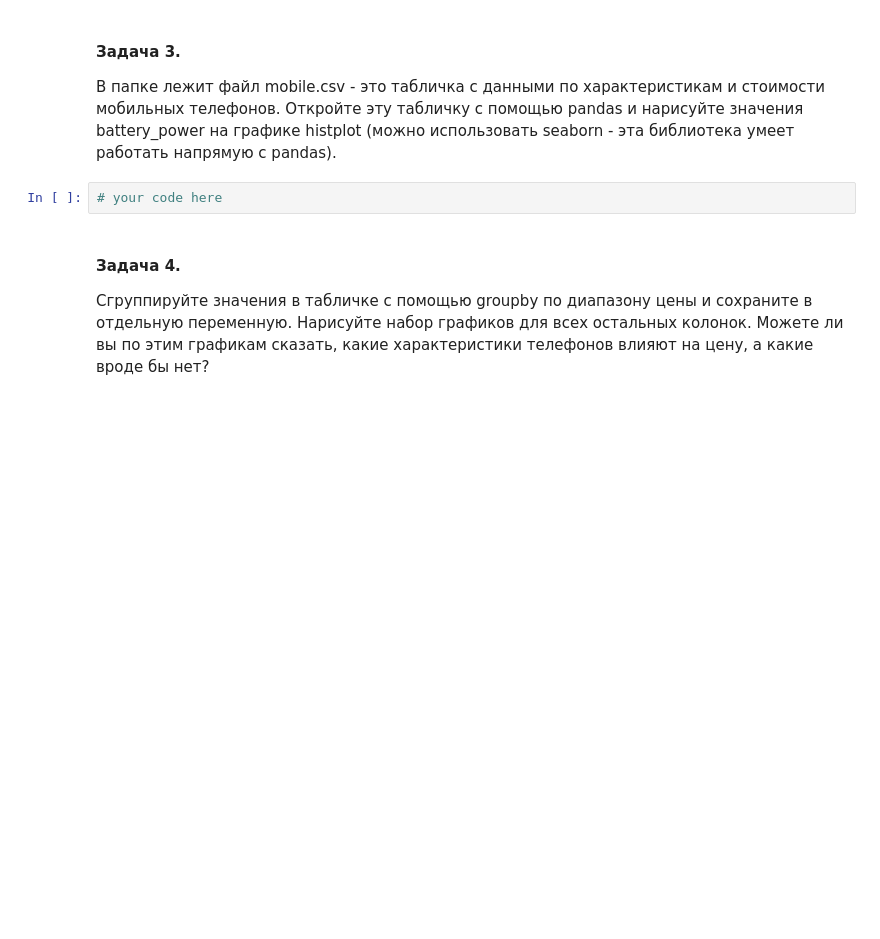
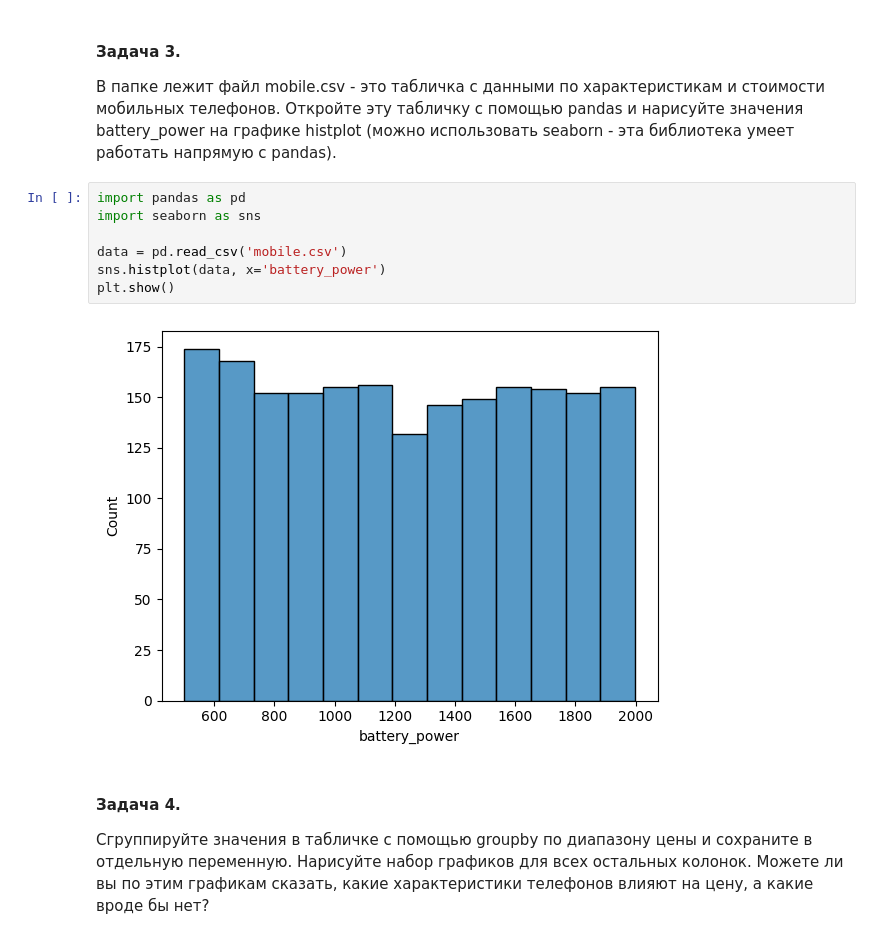
Before and after one commit to wallflower-k/bac22-26, a Jupyter notebook: term06/BASE/05-Matplotlib/sem05.ipynb, the cells around one changed output. Saved outputs shown, nothing was run; the diff lists cells and outputs as text; blank space fills up the shorter version.

```diff
--- a/term06/BASE/05-Matplotlib/sem05.ipynb
+++ b/term06/BASE/05-Matplotlib/sem05.ipynb
@@ -15,7 +37,14 @@
 
 В папке лежит файл mobile.csv - это табличка с данными по характеристикам и стоимости мобильных телефонов. Откройте эту табличку с помощью pandas и нарисуйте значения battery_power на графике histplot (можно использовать seaborn - эта библиотека умеет работать напрямую с pandas).
 # %%
-# your code here
+import pandas as pd
+import seaborn as sns
+
+data = pd.read_csv('mobile.csv')
+sns.histplot(data, x='battery_power')
+plt.show()
+# %% [output]
+[figure, added]
 # %% [markdown]
 #### Задача 4.
 
```
Also changed, not shown: parts of 5 cells of this notebook, 1 other file.
